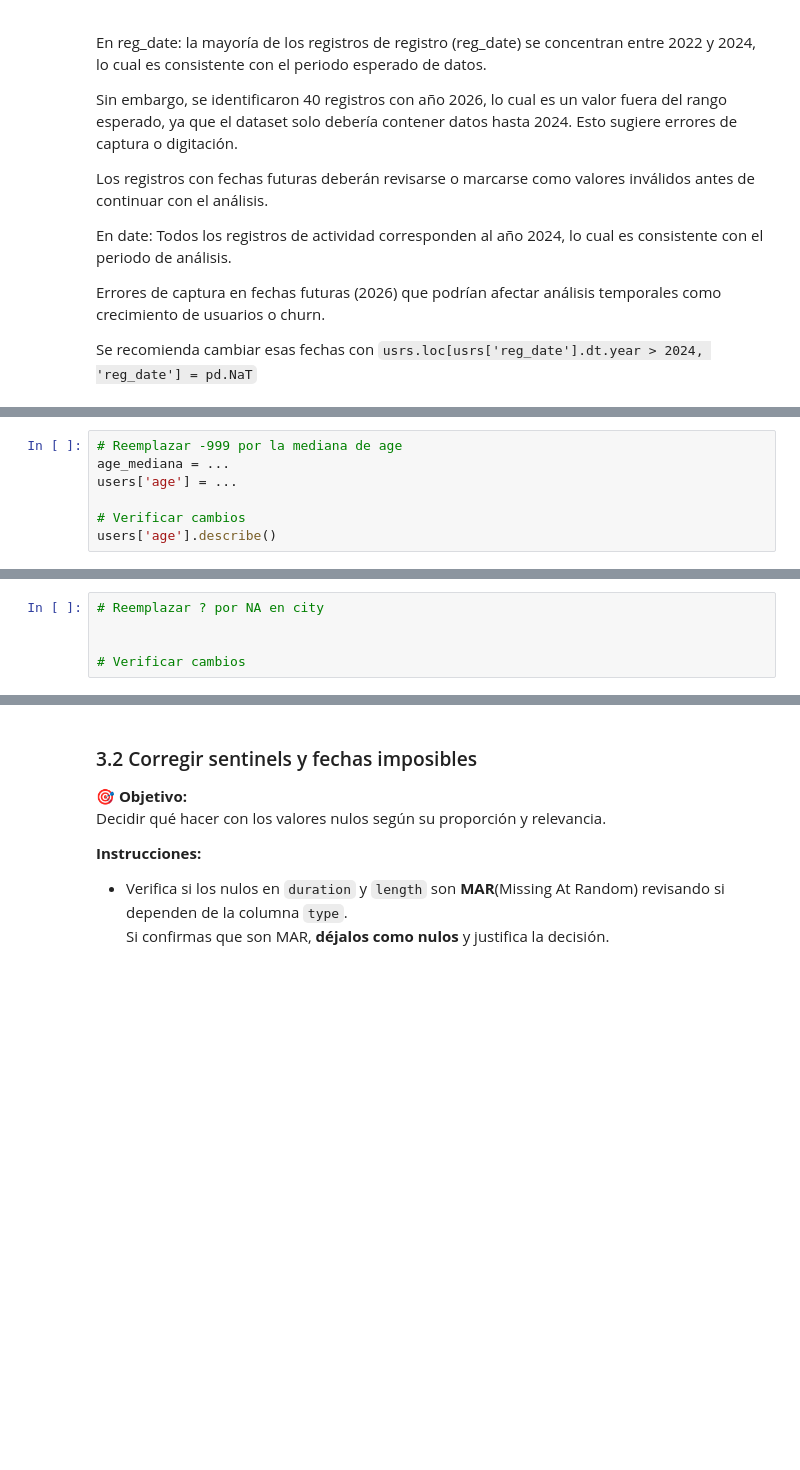
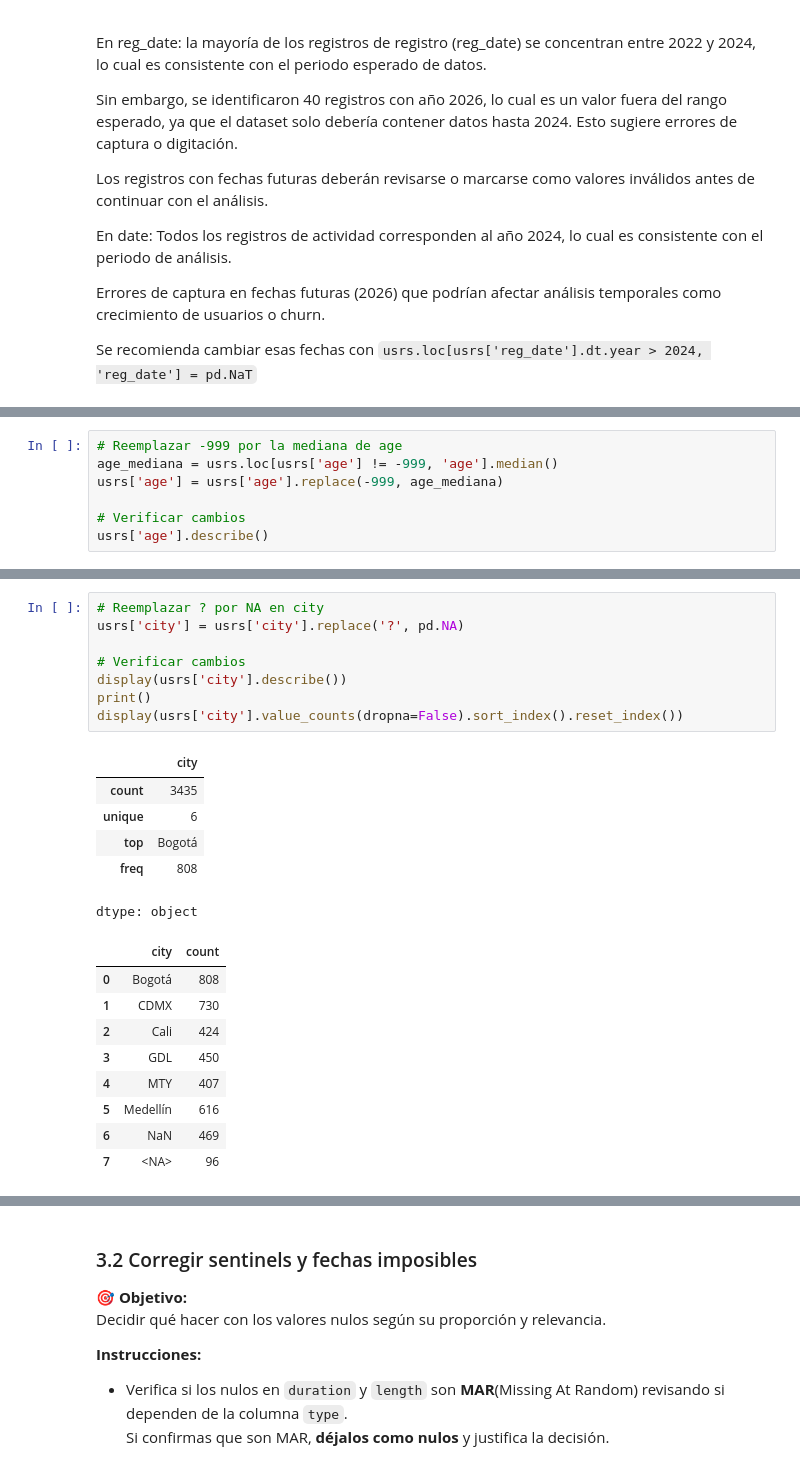
Before and after one commit to FithoGerardo/Analysis-of-a-telecommunications-company, a Jupyter notebook: Fitho_S7 Version-Estudiante-Project-ConnectaTel.ipynb, the cells around one changed output, grey strips where cells are left out. Drawn from its saved outputs; the diff is of its cells as text; blank space fills up the shorter version.

Commit message:
corrigiendo sentinels tabla users

```diff
--- a/Fitho_S7 Version-Estudiante-Project-ConnectaTel.ipynb
+++ b/Fitho_S7 Version-Estudiante-Project-ConnectaTel.ipynb
@@ -604,7 +628,7 @@ Se recomienda cambiar esas fechas con `usrs.loc[usrs['reg_date'].dt.year > 2024,
 # %%
 # Reemplazar -999 por la mediana de age
-age_mediana = ...
-users['age'] = ...
+age_mediana = usrs.loc[usrs['age'] != -999, 'age'].median()
+usrs['age'] = usrs['age'].replace(-999, age_mediana)
 
 # Verificar cambios
-users['age'].describe()
+usrs['age'].describe()
@@ -611,7 +646,26 @@ users['age'].describe()
 # %%
 # Reemplazar ? por NA en city
-
+usrs['city'] = usrs['city'].replace('?', pd.NA)
 
 # Verificar cambios
+display(usrs['city'].describe())
+print()
+display(usrs['city'].value_counts(dropna=False).sort_index().reset_index())
+# %% [output]
+|  | city |
+| count | 3435 |
+| unique | 6 |
+| top | Bogotá |
+| freq | 808 |
+dtype: object
+|  | city | count |
+| 0 | Bogotá | 808 |
+| 1 | CDMX | 730 |
+| 2 | Cali | 424 |
+| 3 | GDL | 450 |
+| 4 | MTY | 407 |
+| 5 | Medellín | 616 |
+| 6 | NaN | 469 |
+| 7 | <NA> | 96 |
 # %%
 # Marcar fechas futuras como NA para reg_date
```
Also changed, not shown: parts of 3 cells of this notebook.
